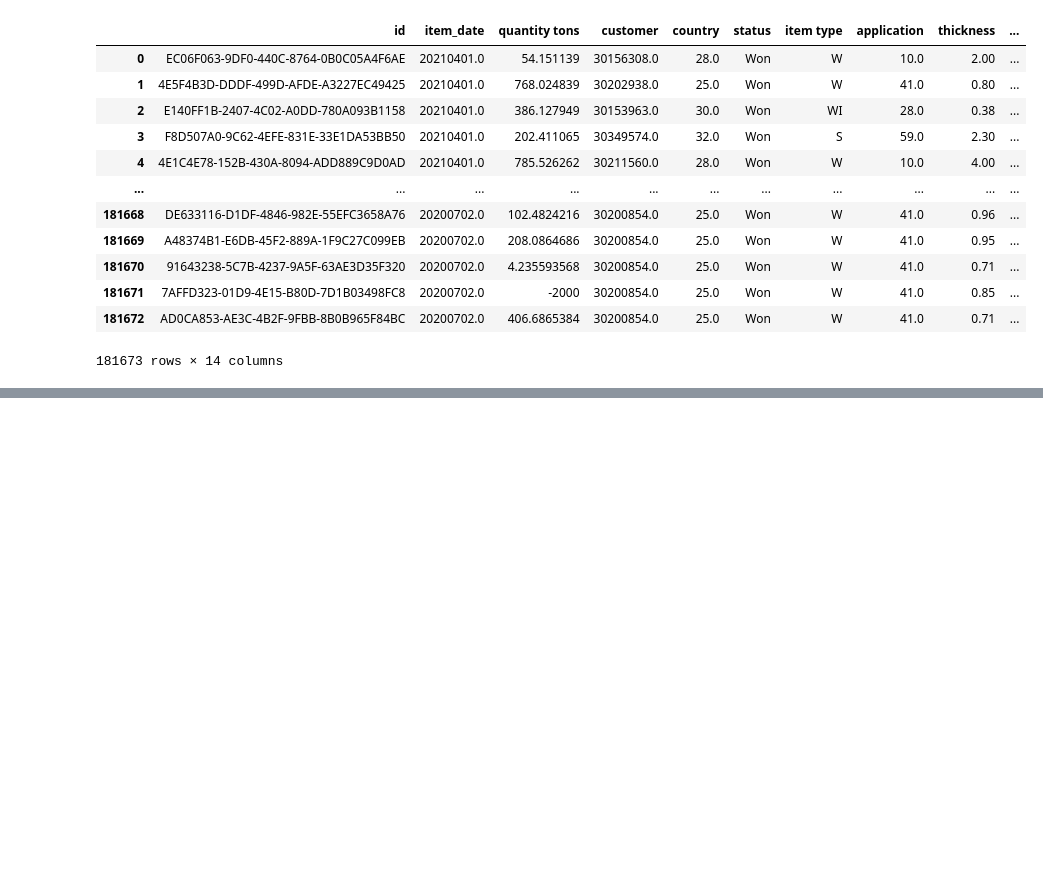
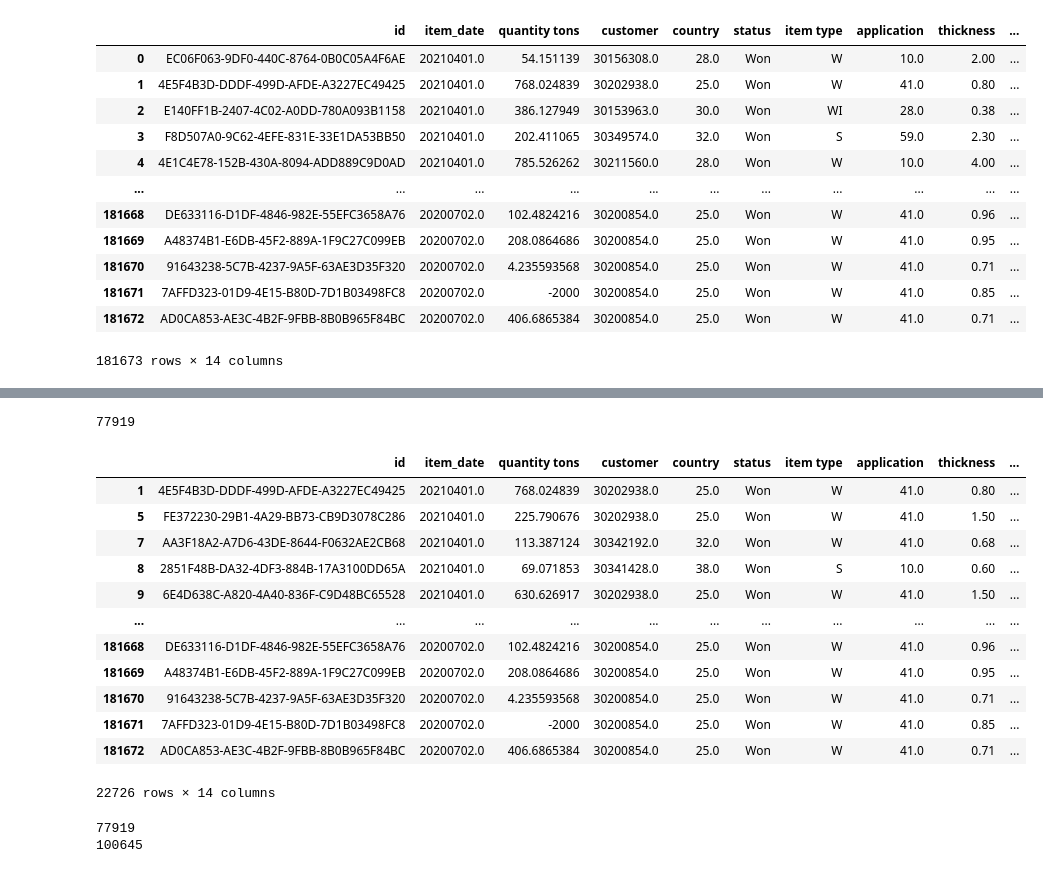
Before and after one commit to Prakash-Kani/Industrial-Copper-Modeling, a Jupyter notebook: Industrial_Dataset_EDA.ipynb, the cells around one changed output, grey strips where cells are left out. Drawn from its saved outputs; the diff is of its cells as text; code cells hidden in the pictures; blank space fills up the shorter version.

```diff
--- a/Industrial_Dataset_EDA.ipynb
+++ b/Industrial_Dataset_EDA.ipynb
@@ -26,0 +67,29 @@ copper_data
+# %%
+# Some rubbish values are present in ‘Material_Reference’ which starts with ‘00000’ value
+print(copper_data['material_ref'].isna().sum())
+copper_data[(copper_data['material_ref'].isna()==False) &(copper_data['material_ref'].str.startswith('00000'))]
+# %% [output]
+77919
+|  | id | item_date | quantity tons | customer | country | status | item type | application | thickness | ... |
+| 1 | 4E5F4B3D-DDDF-499D-AFDE-A3227EC49425 | 20210401.0 | 768.024839 | 30202938.0 | 25.0 | Won | W | 41.0 | 0.80 | ... |
+| 5 | FE372230-29B1-4A29-BB73-CB9D3078C286 | 20210401.0 | 225.790676 | 30202938.0 | 25.0 | Won | W | 41.0 | 1.50 | ... |
+| 7 | AA3F18A2-A7D6-43DE-8644-F0632AE2CB68 | 20210401.0 | 113.387124 | 30342192.0 | 32.0 | Won | W | 41.0 | 0.68 | ... |
+| 8 | 2851F48B-DA32-4DF3-884B-17A3100DD65A | 20210401.0 | 69.071853 | 30341428.0 | 38.0 | Won | S | 10.0 | 0.60 | ... |
+| 9 | 6E4D638C-A820-4A40-836F-C9D48BC65528 | 20210401.0 | 630.626917 | 30202938.0 | 25.0 | Won | W | 41.0 | 1.50 | ... |
+| ... | ... | ... | ... | ... | ... | ... | ... | ... | ... | ... |
+| 181668 | DE633116-D1DF-4846-982E-55EFC3658A76 | 20200702.0 | 102.4824216 | 30200854.0 | 25.0 | Won | W | 41.0 | 0.96 | ... |
+| 181669 | A48374B1-E6DB-45F2-889A-1F9C27C099EB | 20200702.0 | 208.0864686 | 30200854.0 | 25.0 | Won | W | 41.0 | 0.95 | ... |
+| 181670 | 91643238-5C7B-4237-9A5F-63AE3D35F320 | 20200702.0 | 4.235593568 | 30200854.0 | 25.0 | Won | W | 41.0 | 0.71 | ... |
+| 181671 | 7AFFD323-01D9-4E15-B80D-7D1B03498FC8 | 20200702.0 | -2000 | 30200854.0 | 25.0 | Won | W | 41.0 | 0.85 | ... |
+| 181672 | AD0CA853-AE3C-4B2F-9FBB-8B0B965F84BC | 20200702.0 | 406.6865384 | 30200854.0 | 25.0 | Won | W | 41.0 | 0.71 | ... |
+22726 rows × 14 columns
+# %%
+# Some rubbish values are present in ‘Material_Reference’ which starts with ‘00000’ value which should be converted into null.
+print(copper_data['material_ref'].isna().sum())
+copper_data['material_ref'] =np.where((copper_data['material_ref'].isna()==False) &(copper_data['material_ref'].str.startswith('00000')),
+                                    np.nan,
+                                    copper_data['material_ref'])
+print(copper_data['material_ref'].isna().sum())
+# %% [output]
+77919
+100645
```
Also changed, not shown: parts of 18 cells of this notebook.
